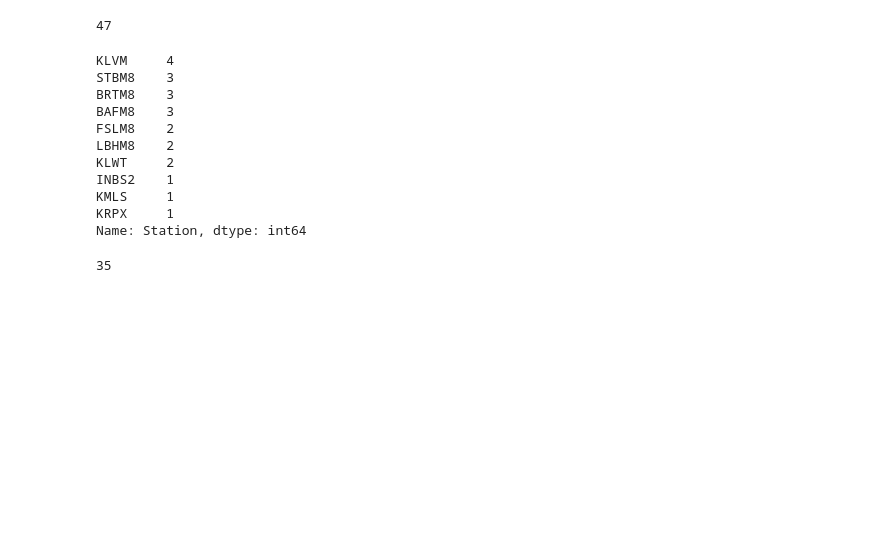
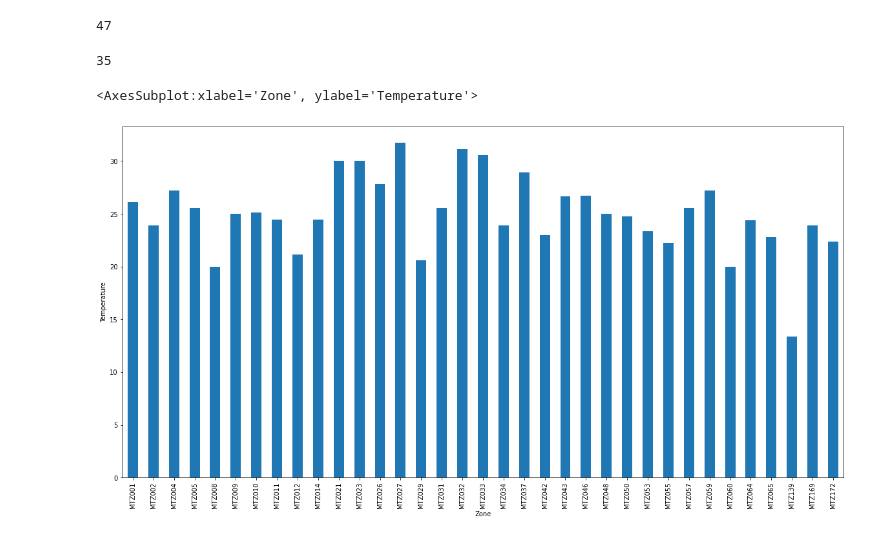
Before and after one commit to coreman14/PythonDataAnalyticsForBlog, a Jupyter notebook: APiNoteBook.ipynb, the cells around one changed output. Drawn from its saved outputs; the diff is of its cells as text; code cells hidden in the pictures; blank space fills up the shorter version.

```diff
--- a/APiNoteBook.ipynb
+++ b/APiNoteBook.ipynb
@@ -118,22 +141,13 @@ all_data['Temp'].plot(ylabel="Temperature",figsize=(20,10),kind="bar")
 len(all_data)
 # %% [output]
 47
-# %%
-all_data['Station'].value_counts()[:10]
-# %% [output]
-KLVM     4
-STBM8    3
-BRTM8    3
-BAFM8    3
-FSLM8    2
-LBHM8    2
-KLWT     2
-INBS2    1
-KMLS     1
-KRPX     1
-Name: Station, dtype: int64
 # %%
 all_data = all_data.drop_duplicates(subset=['Station'])
 len(all_data)
 # %% [output]
 35
+# %%
+all_data['Temp'].plot(ylabel="Temperature",figsize=(20,10),kind="bar")
+# %% [output]
+<AxesSubplot:xlabel='Zone', ylabel='Temperature'>
+[figure, added]
```
Also changed, not shown: parts of 6 cells of this notebook, 59 other files.
